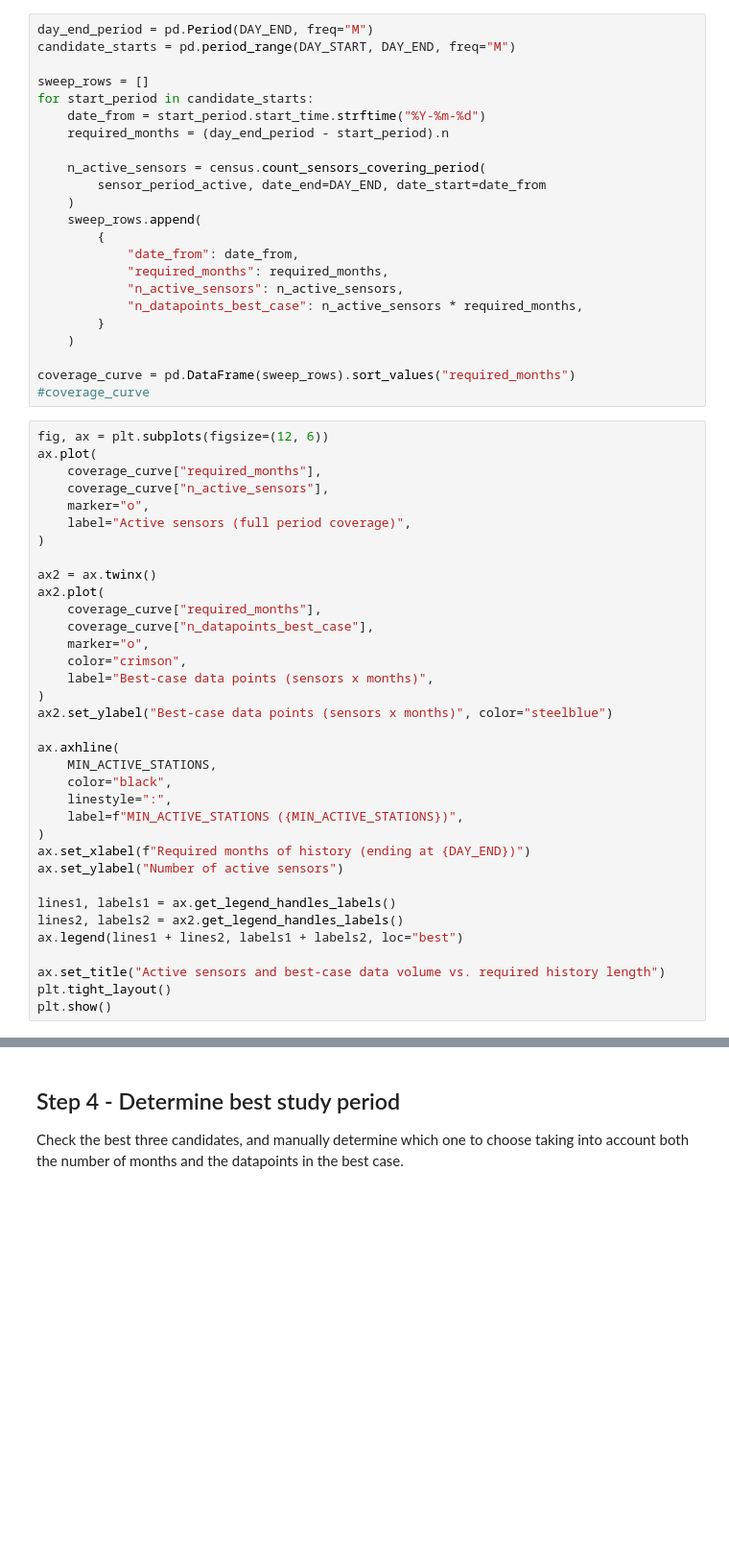
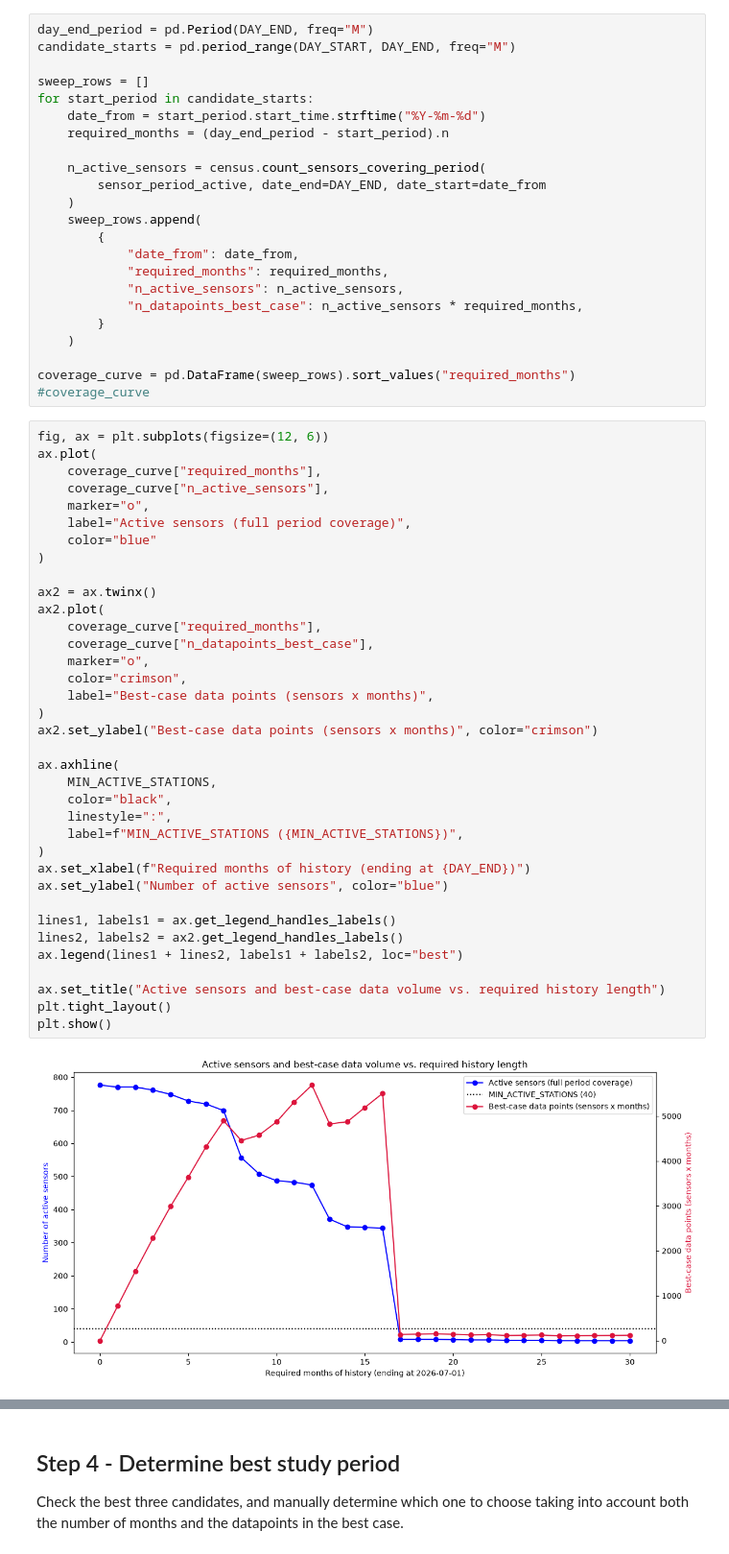
Before and after one commit to tisolab/monitoring-deserts, a Jupyter notebook: noteboox/01_station_census.ipynb, the cells around one changed output, grey strips where cells are left out. Shown at 96% size. Drawn from its saved outputs; the diff is of its cells as text; blank space fills up the shorter version.

```diff
--- a/noteboox/01_station_census.ipynb
+++ b/noteboox/01_station_census.ipynb
@@ -263,35 +264,38 @@ ax.plot(
     coverage_curve["required_months"],
     coverage_curve["n_active_sensors"],
     marker="o",
     label="Active sensors (full period coverage)",
+    color="blue"
 )
 
 ax2 = ax.twinx()
 ax2.plot(
     coverage_curve["required_months"],
     coverage_curve["n_datapoints_best_case"],
     marker="o",
     color="crimson",
     label="Best-case data points (sensors x months)",
 )
-ax2.set_ylabel("Best-case data points (sensors x months)", color="steelblue")
+ax2.set_ylabel("Best-case data points (sensors x months)", color="crimson")
 
 ax.axhline(
     MIN_ACTIVE_STATIONS,
     color="black",
     linestyle=":",
     label=f"MIN_ACTIVE_STATIONS ({MIN_ACTIVE_STATIONS})",
 )
 ax.set_xlabel(f"Required months of history (ending at {DAY_END})")
-ax.set_ylabel("Number of active sensors")
+ax.set_ylabel("Number of active sensors", color="blue")
 
 lines1, labels1 = ax.get_legend_handles_labels()
 lines2, labels2 = ax2.get_legend_handles_labels()
 ax.legend(lines1 + lines2, labels1 + labels2, loc="best")
 
 ax.set_title("Active sensors and best-case data volume vs. required history length")
 plt.tight_layout()
 plt.show()
+# %% [output]
+[figure, added]
 # %%
 coverage_curve.to_csv(OUTPUT_DIR / "coverage_curve.csv", index=False)
 print(f"Saved coverage curve to {OUTPUT_DIR / 'coverage_curve.csv'}")
```
Also changed, not shown: parts of 10 cells of this notebook.
